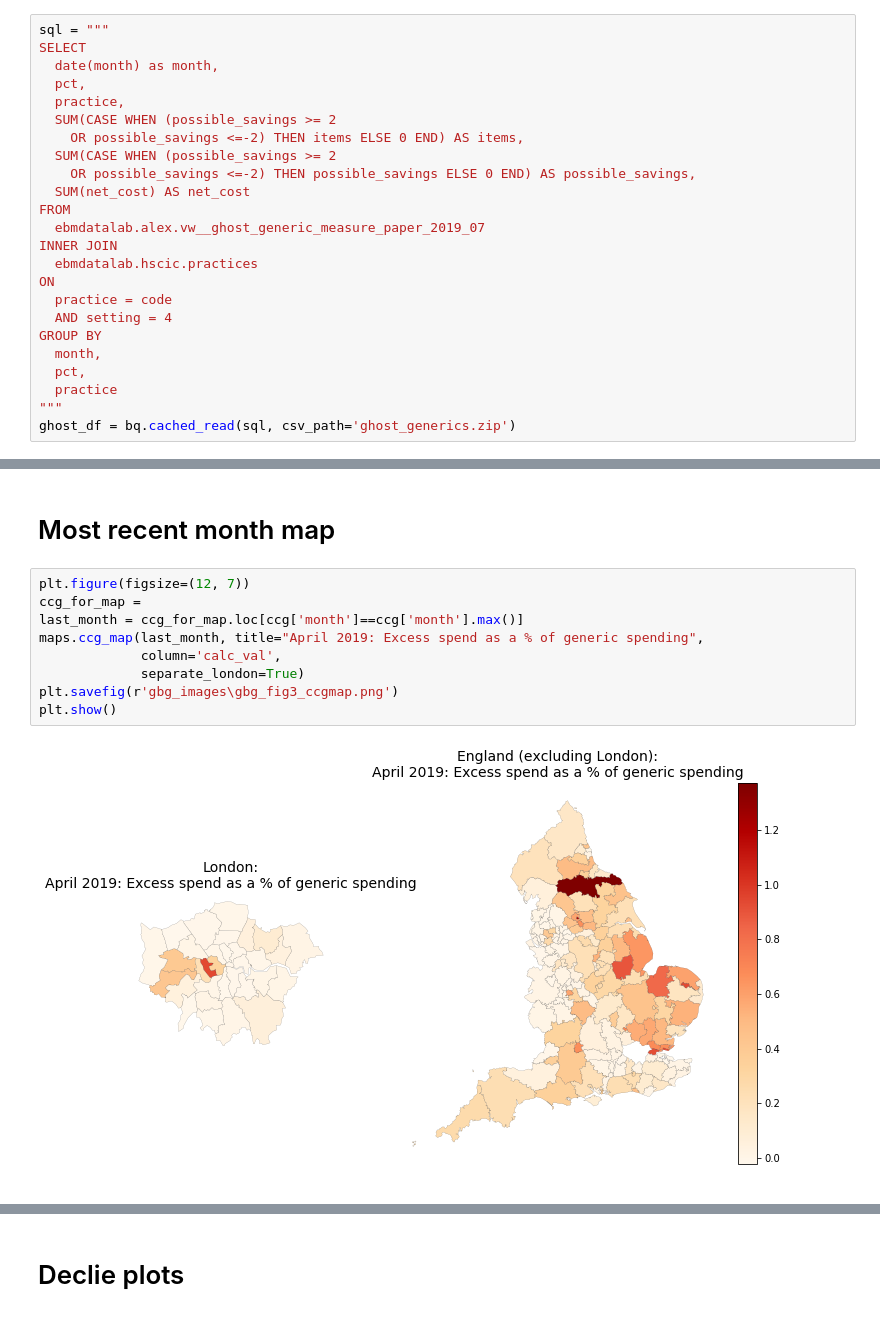
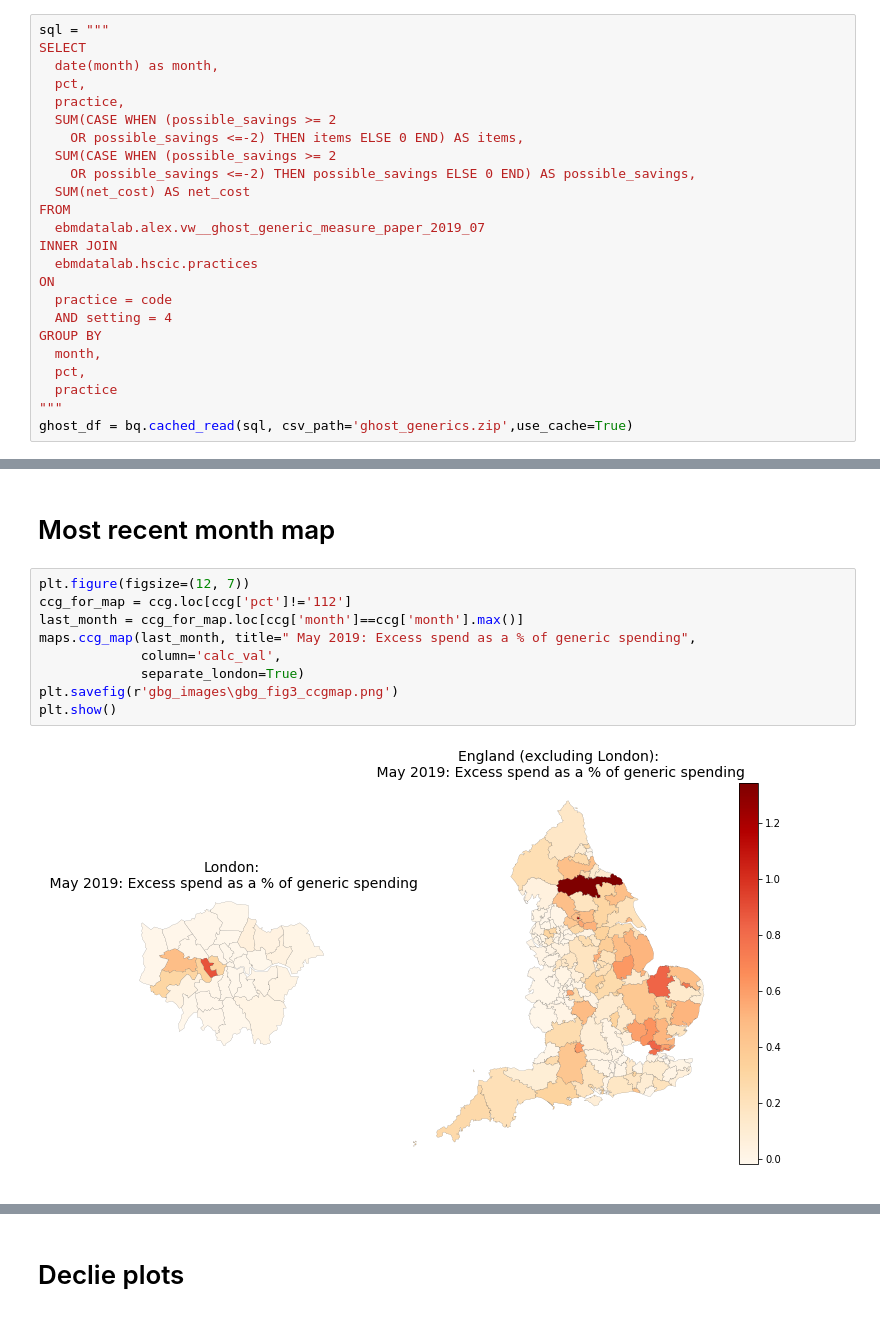
Before and after one commit to ebmdatalab/ghost_branded_generics_paper, a Jupyter notebook: Ghost Branded Generics.ipynb, the cells around one changed output, grey strips where cells are left out. Drawn from its saved outputs; the diff is of its cells as text.

```diff
--- a/Ghost Branded Generics.ipynb
+++ b/Ghost Branded Generics.ipynb
@@ -29,7 +29,7 @@ GROUP BY
   pct,
   practice
 """
-ghost_df = bq.cached_read(sql, csv_path='ghost_generics.zip')
+ghost_df = bq.cached_read(sql, csv_path='ghost_generics.zip',use_cache=True)
 # %%
 ghost_df.head()
 # %% [output]
@@ -272,12 +297,12 @@ ccg_dec18.describe()
 # Most recent month map
 # %%
 plt.figure(figsize=(12, 7))
-ccg_for_map =
+ccg_for_map = ccg.loc[ccg['pct']!='112']
 last_month = ccg_for_map.loc[ccg['month']==ccg['month'].max()]
-maps.ccg_map(last_month, title="April 2019: Excess spend as a % of generic spending",
+maps.ccg_map(last_month, title=" May 2019: Excess spend as a % of generic spending",
              column='calc_val',
              separate_london=True)
 plt.savefig(r'gbg_images\gbg_fig3_ccgmap.png')
 plt.show()
 # %% [output]
-[figure, old version]
+[figure, new version]
```
Also changed, not shown: parts of 16 cells of this notebook, 17 other files.
